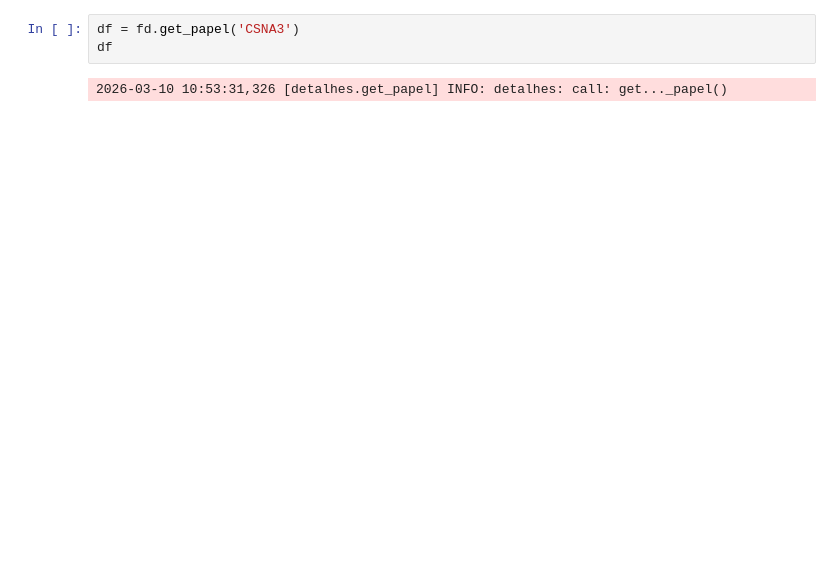
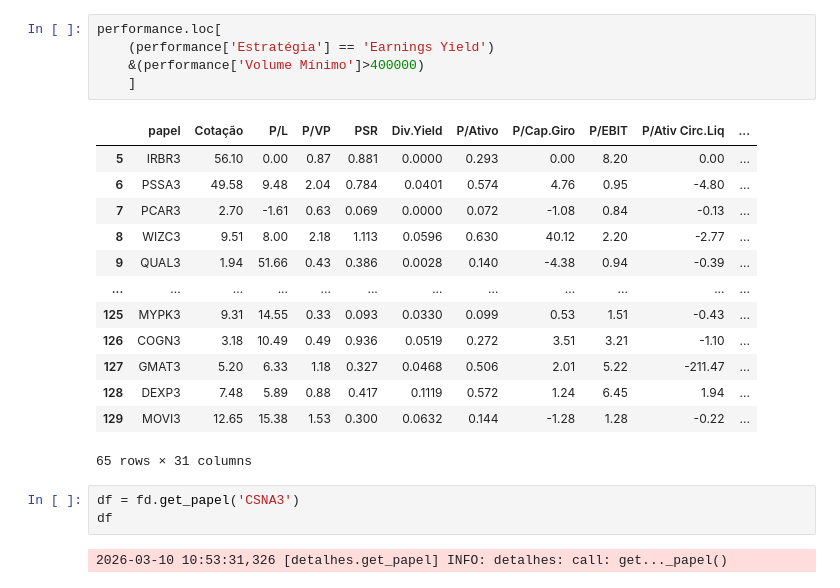
Before and after one commit to gusascorrea/magic_app, a Jupyter notebook: notebooks/testes.ipynb, the cells around one changed output. Cells and saved outputs as stored; diff of their text form; blank space fills up the shorter version.

```diff
--- a/notebooks/testes.ipynb
+++ b/notebooks/testes.ipynb
@@ -20,3 +34,22 @@ performance
+# %%
+performance.loc[
+    (performance['Estratégia'] == 'Earnings Yield')
+    &(performance['Volume Mínimo']>400000)
+    ]
+# %% [output]
+|  | papel | Cotação | P/L | P/VP | PSR | Div.Yield | P/Ativo | P/Cap.Giro | P/EBIT | P/Ativ Circ.Liq | ... |
+| 5 | IRBR3 | 56.10 | 0.00 | 0.87 | 0.881 | 0.0000 | 0.293 | 0.00 | 8.20 | 0.00 | ... |
+| 6 | PSSA3 | 49.58 | 9.48 | 2.04 | 0.784 | 0.0401 | 0.574 | 4.76 | 0.95 | -4.80 | ... |
+| 7 | PCAR3 | 2.70 | -1.61 | 0.63 | 0.069 | 0.0000 | 0.072 | -1.08 | 0.84 | -0.13 | ... |
+| 8 | WIZC3 | 9.51 | 8.00 | 2.18 | 1.113 | 0.0596 | 0.630 | 40.12 | 2.20 | -2.77 | ... |
+| 9 | QUAL3 | 1.94 | 51.66 | 0.43 | 0.386 | 0.0028 | 0.140 | -4.38 | 0.94 | -0.39 | ... |
+| ... | ... | ... | ... | ... | ... | ... | ... | ... | ... | ... | ... |
+| 125 | MYPK3 | 9.31 | 14.55 | 0.33 | 0.093 | 0.0330 | 0.099 | 0.53 | 1.51 | -0.43 | ... |
+| 126 | COGN3 | 3.18 | 10.49 | 0.49 | 0.936 | 0.0519 | 0.272 | 3.51 | 3.21 | -1.10 | ... |
+| 127 | GMAT3 | 5.20 | 6.33 | 1.18 | 0.327 | 0.0468 | 0.506 | 2.01 | 5.22 | -211.47 | ... |
+| 128 | DEXP3 | 7.48 | 5.89 | 0.88 | 0.417 | 0.1119 | 0.572 | 1.24 | 6.45 | 1.94 | ... |
+| 129 | MOVI3 | 12.65 | 15.38 | 1.53 | 0.300 | 0.0632 | 0.144 | -1.28 | 1.28 | -0.22 | ... |
+65 rows × 31 columns
 # %%
 df = fd.get_papel('CSNA3')
 df
```
Also changed, not shown: parts of 2 cells of this notebook, 2 other files.
